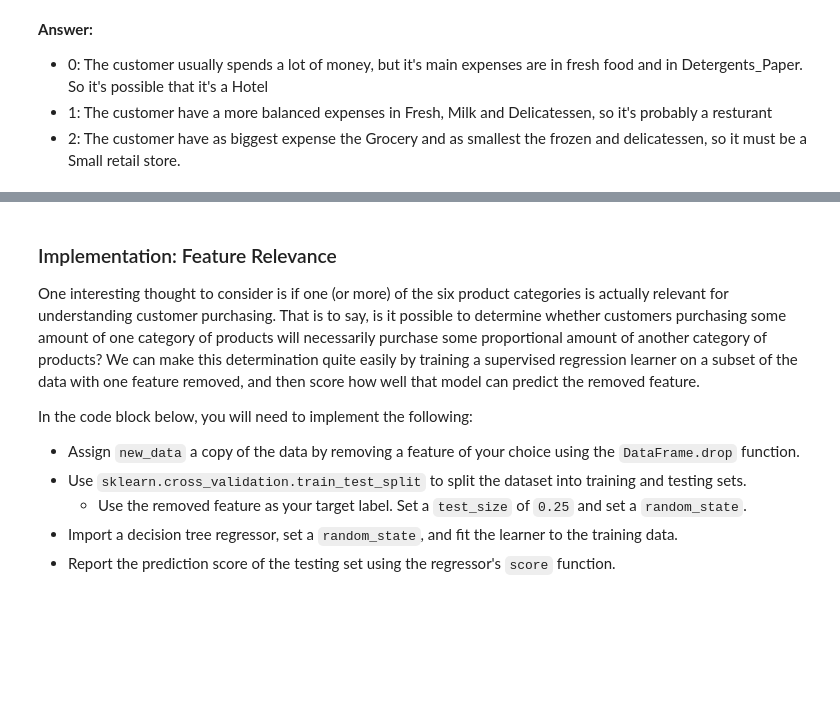
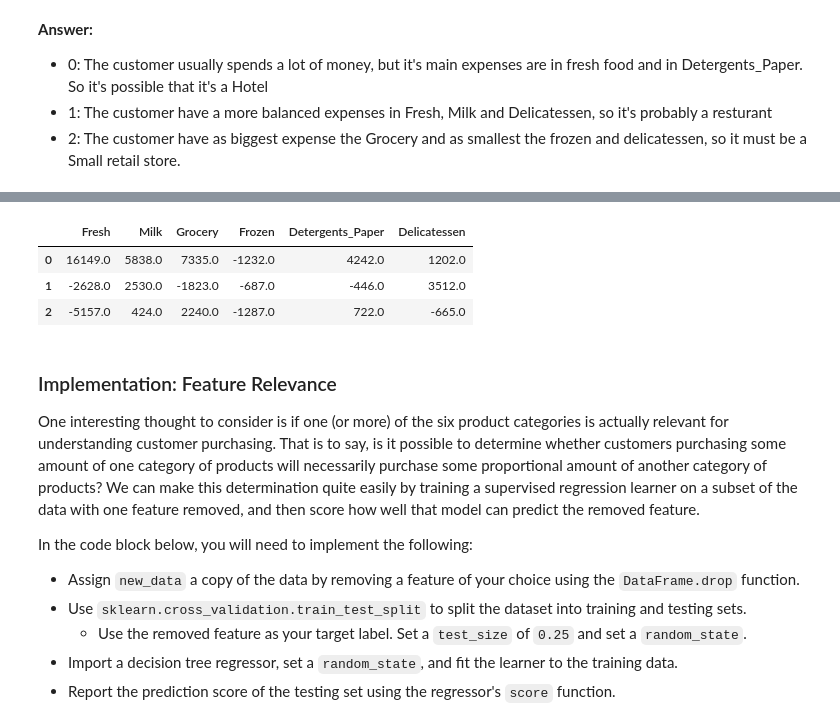
Before and after one commit to falkets/udacity-MLEN, a Jupyter notebook: projects/customer_segments/customer_segments.ipynb, the cells around one changed output, grey strips where cells are left out. Saved outputs shown, nothing was run; the diff lists cells and outputs as text; code cells hidden in the pictures; blank space fills up the shorter version.

```diff
--- a/projects/customer_segments/customer_segments.ipynb
+++ b/projects/customer_segments/customer_segments.ipynb
@@ -95,3 +106,10 @@ Knowing this, how do your samples compare? Does that help in driving your insigh
+# %%
+display(samples - np.round(data.median()))
+# %% [output]
+|  | Fresh | Milk | Grocery | Frozen | Detergents_Paper | Delicatessen |
+| 0 | 16149.0 | 5838.0 | 7335.0 | -1232.0 | 4242.0 | 1202.0 |
+| 1 | -2628.0 | 2530.0 | -1823.0 | -687.0 | -446.0 | 3512.0 |
+| 2 | -5157.0 | 424.0 | 2240.0 | -1287.0 | 722.0 | -665.0 |
 # %% [markdown]
 ### Implementation: Feature Relevance
 One interesting thought to consider is if one (or more) of the six product categories is actually relevant for understanding customer purchasing. That is to say, is it possible to determine whether customers purchasing some amount of one category of products will necessarily purchase some proportional amount of another category of products? We can make this determination quite easily by training a supervised regression learner on a subset of the data with one feature removed, and then score how well that model can predict the removed feature.
```
Also changed, not shown: parts of 5 cells of this notebook, 2 other files.
